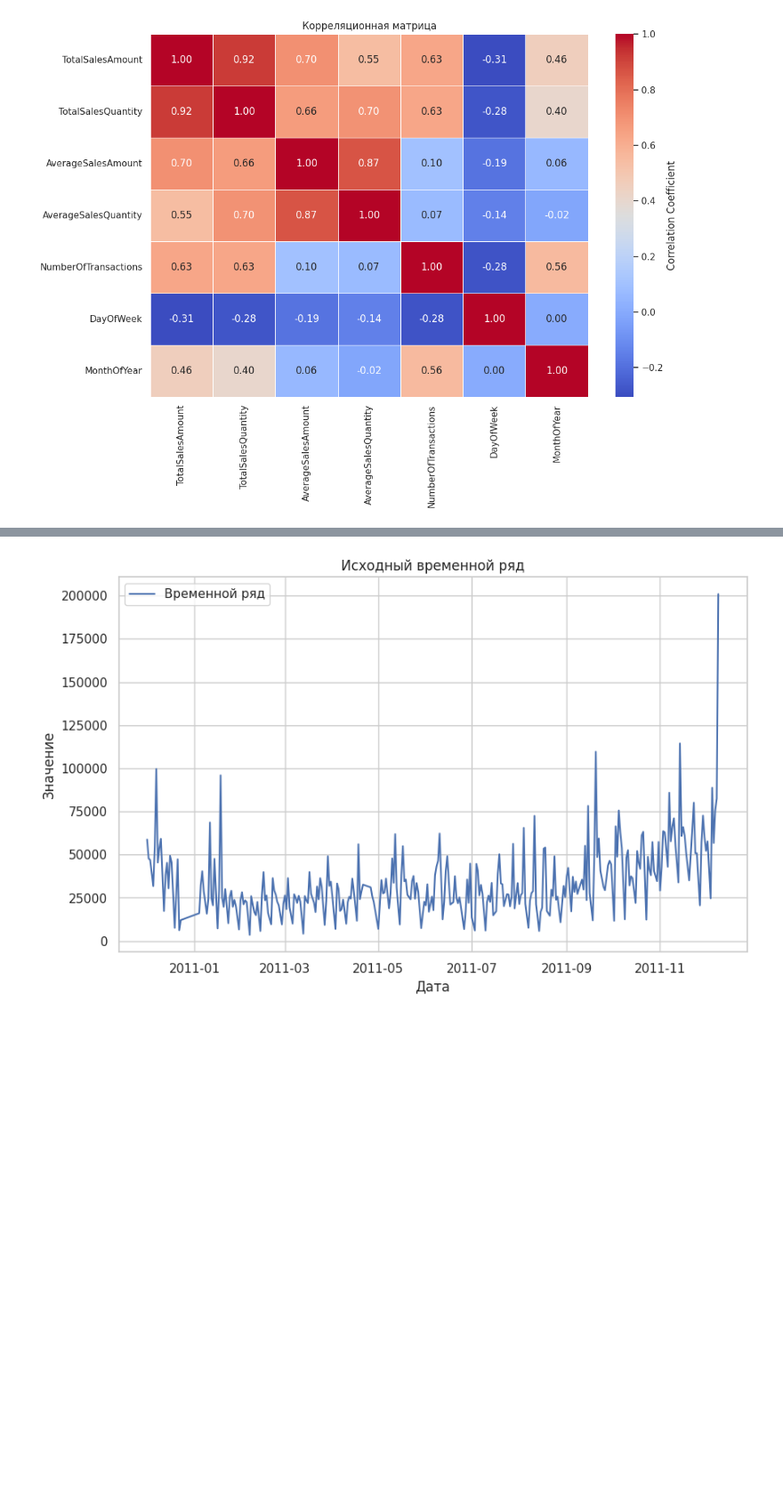
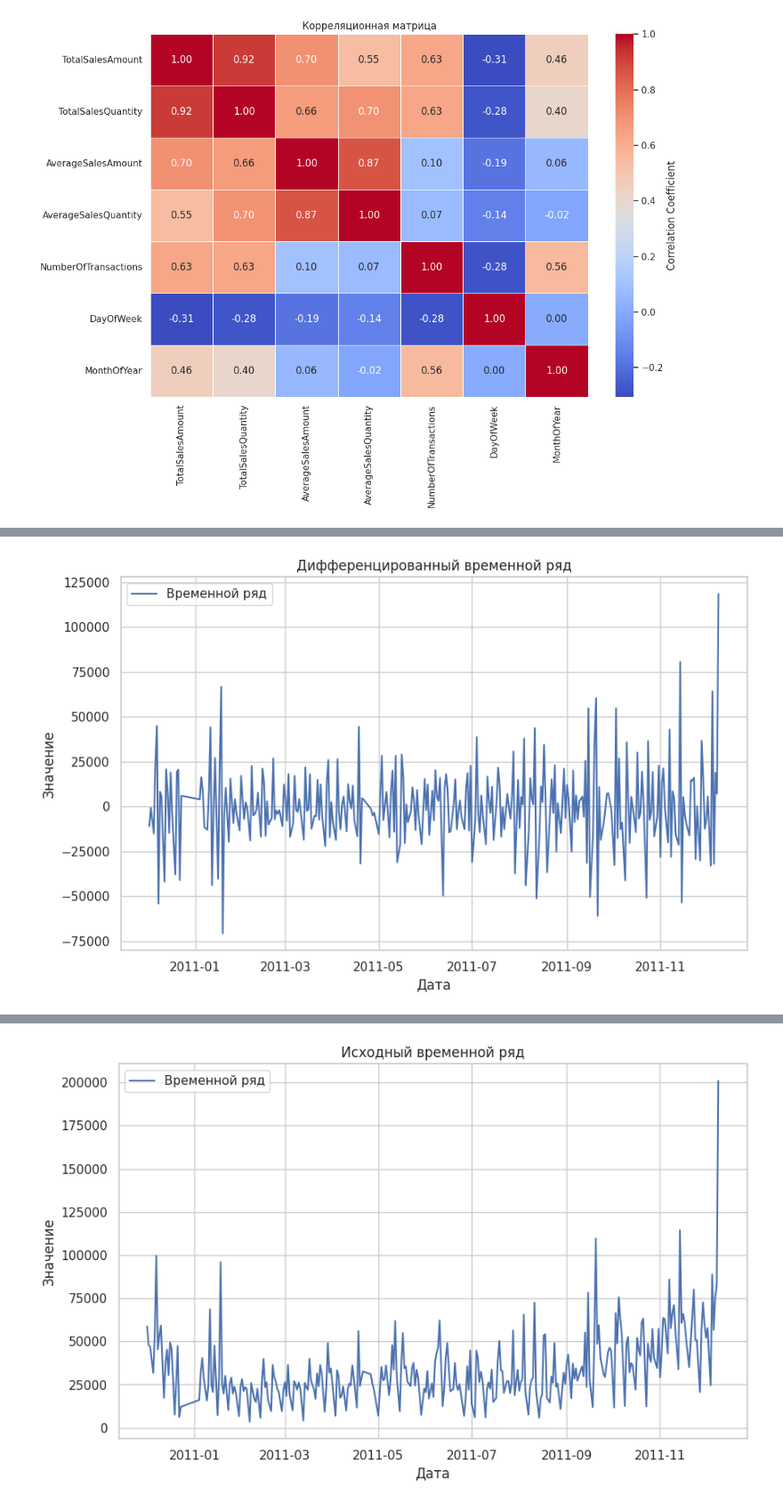
Before and after one commit to Vera-Moroz/DS_Project, a Jupyter notebook: HW_5/Main.ipynb, the cells around one changed output, grey strips where cells are left out. Shown at 89% size. Drawn from its saved outputs; the diff is of its cells as text; code cells hidden in the pictures; blank space fills up the shorter version.

```diff
--- a/HW_5/Main.ipynb
+++ b/HW_5/Main.ipynb
@@ -321,3 +309,90 @@ print("""Самые 'тёплые' месяцы года - ноябрь и де
 correlation_matrix(df_date_features)
 # %% [output]
 [figure]
+# %%
+import pandas as pd
+from Modules.preprocessing import normalize_data, create_sequences
+from Modules.visualization import visualize_time_series, visualize_residuals, visualize_forecast, visualize_residuals_test
+from statsmodels.tsa.stattools import adfuller
+from statsmodels.graphics.tsaplots import plot_acf, plot_pacf
+from statsmodels.tsa.arima.model import ARIMA
+from sklearn.metrics import mean_squared_error
+import matplotlib.pyplot as plt
+
+# Использование существующего датасета df_date_features
+ts = df_date_features[['Date', 'TotalSalesAmount']]
+ts.set_index('Date', inplace=True)
+
+# Задание частоты временного ряда
+ts.index = pd.to_datetime(ts.index)
+ts = ts.asfreq('D')  # Замените 'D' на вашу частоту (например, 'M' для месячных данных)
+
+# Удаление пропущенных значений
+ts = ts.dropna()
+
+# Визуализация исходного временного ряда
+visualize_time_series(ts, title='Исходный временной ряд')
+
+# Проверка на стационарность с помощью ADF теста
+result = adfuller(ts['TotalSalesAmount'])
+print('ADF Statistic:', result[0])
+print('p-value:', result[1])
+
+print('\nВременной ряд не является стационарным. Применим дифференцирование')
+
+# Если p-value > 0.05, временной ряд нестационарный
+# Дифференцирование данных для достижения стационарности
+ts_diff = ts.diff().dropna()
+
+# Повторный тест ADF
+result_diff = adfuller(ts_diff['TotalSalesAmount'])
+print('ADF Statistic (после дифференцирования):', result_diff[0])
+print('p-value (после дифференцирования):', result_diff[1])
+
+print('\nРезультат ADF теста показывает, что после дифференцирования временной ряд стал стационарным')
+
+# Визуализация дифференцированного временного ряда
+visualize_time_series(ts_diff, title='Дифференцированный временной ряд')
+
+# Визуализация автокорреляции и частичной автокорреляции
+plt.figure(figsize=(12, 6))
+plt.subplot(211)
+plot_acf(ts_diff['TotalSalesAmount'], ax=plt.gca(), lags=40)
+plt.subplot(212)
+plot_pacf(ts_diff['TotalSalesAmount'], ax=plt.gca(), lags=40)
+plt.show()
+
+# Разделение данных на обучающую и тестовую выборки
+train_size = int(len(ts_diff) * 0.8)
+train_data, test_data = ts_diff[:train_size], ts_diff[train_size:]
+
+# Обучение модели ARIMA
+model = ARIMA(train_data, order=(1, 1, 1))
+model_fit = model.fit()
+print(model_fit.summary())
+
+# Прогнозирование на тестовой выборке
+forecast = model_fit.forecast(steps=len(test_data))
+forecast_index = pd.date_range(start=test_data.index[0], periods=len(test_data), freq='D')  # Замените 'D' на вашу частоту
+forecast = pd.Series(forecast, index=forecast_index)
+print(forecast)
+
+# Визуализация прогноза
+plt.figure(figsize=(10, 6))
+plt.plot(ts_diff, label='Исходные данные')
+plt.plot(forecast, label='Прогноз')
+plt.title('Прогнозирование временного ряда')
+plt.xlabel('Дата')
+plt.ylabel('Значение')
+plt.legend()
+plt.show()
+
+# Оценка модели
+data_train = ts_diff.iloc[:-10]
+data_test = ts_diff.iloc[-10:]
+model = ARIMA(data_train, order=(1, 1, 1))
+model_fit = model.fit()
+forecast = model_fit.forecast(steps=10)
+mse = mean_squared_error(data_test, forecast)
+print(f'Mean Squared Error: {mse}')
+# %% [output]
@@ -323,0 +408 @@ correlation_matrix(df_date_features)
+[figure, added]
```
Also changed, not shown: parts of 20 cells of this notebook.
